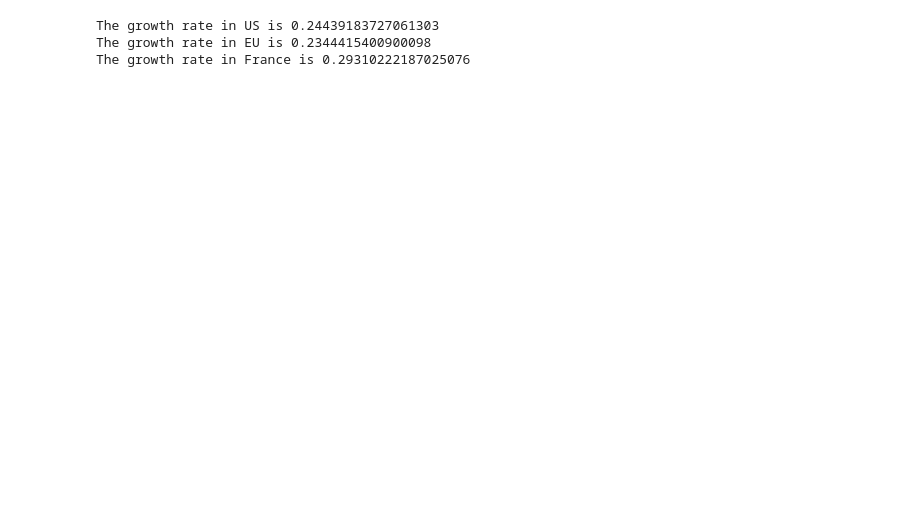
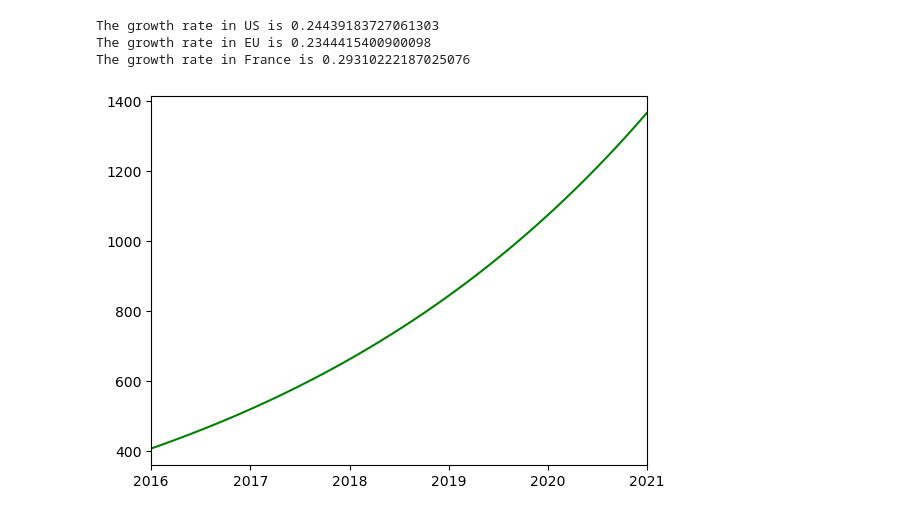
Before and after one commit to hachoj/FinalM3C_EBikes, a Jupyter notebook: Finding Growth Rate.ipynb, the cells around one changed output. Drawn from its saved outputs; the diff is of its cells as text; code cells hidden in the pictures; blank space fills up the shorter version.

```diff
--- a/Finding Growth Rate.ipynb
+++ b/Finding Growth Rate.ipynb
@@ -47,3 +48,13 @@ print(f'The growth rate in France is {curve_fit_france[0]}')
 The growth rate in US is 0.24439183727061303
 The growth rate in EU is 0.2344415400900098
 The growth rate in France is 0.29310222187025076
+# %%
+# 0.6*number of households
+x_axis_us = np.linspace(2016, 2021, 50)
+y_axis_us = (78500)/(1+math.e**(-1*curve_fit_us[0]*(x_axis_us-2037.5)))
+ax = plt.axes()
+ax.set_xlim(2016, 2021)
+plt.plot(x_axis_us, y_axis_us, 'g')
+plt.show()
+# %% [output]
+[figure, added]
```
Also changed, not shown: parts of 3 cells of this notebook.
